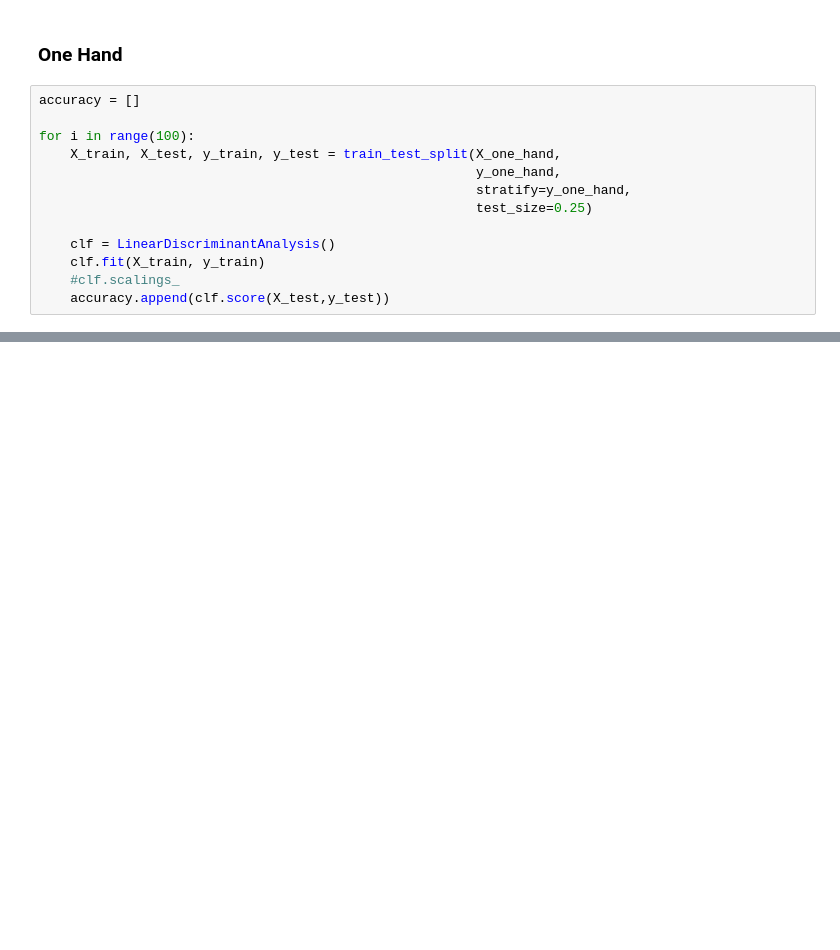
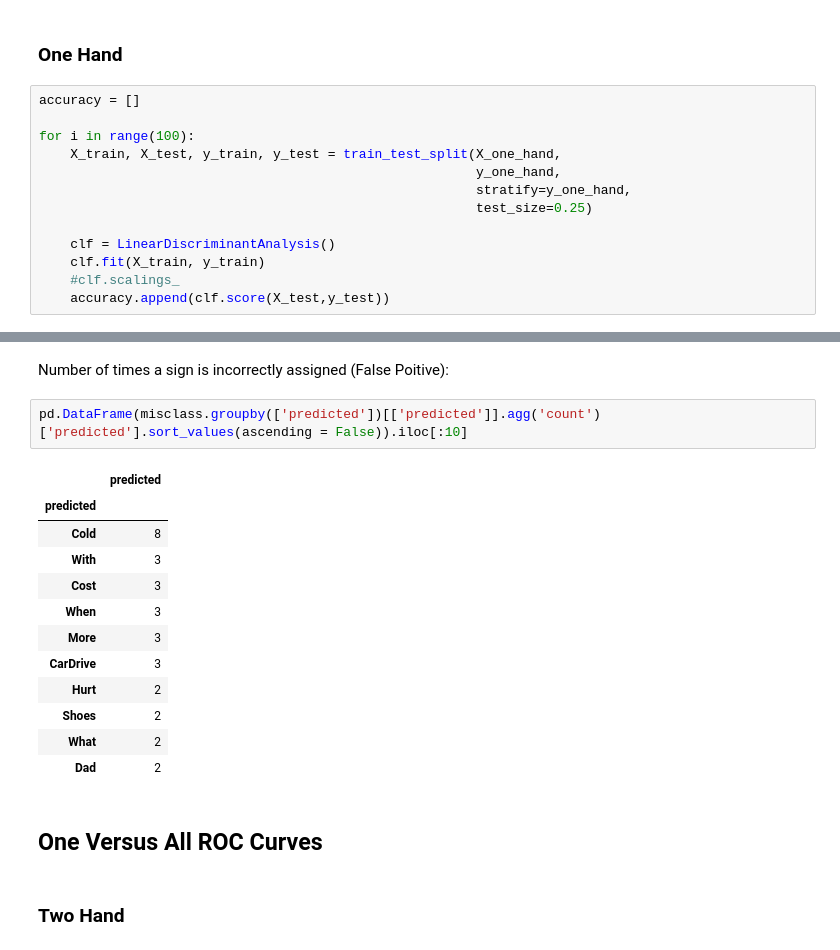
Before and after one commit to chenson2018/APM-Project, a Jupyter notebook: LeapMotion/Pipeline.ipynb, the cells around one changed output, grey strips where cells are left out. Drawn from its saved outputs; the diff is of its cells as text; blank space fills up the shorter version.

```diff
--- a/LeapMotion/Pipeline.ipynb
+++ b/LeapMotion/Pipeline.ipynb
@@ -188,0 +242,21 @@ plt.show()
+# %% [markdown]
+Number of times a sign is incorrectly assigned (False Poitive):
+# %%
+pd.DataFrame(misclass.groupby(['predicted'])[['predicted']].agg('count')['predicted'].sort_values(ascending = False)).iloc[:10]
+# %% [output]
+|  | predicted |
+| predicted |  |
+| Cold | 8 |
+| With | 3 |
+| Cost | 3 |
+| When | 3 |
+| More | 3 |
+| CarDrive | 3 |
+| Hurt | 2 |
+| Shoes | 2 |
+| What | 2 |
+| Dad | 2 |
+# %% [markdown]
+## One Versus All ROC Curves
+# %% [markdown]
+### Two Hand
```
Also changed, not shown: parts of 15 cells of this notebook.
